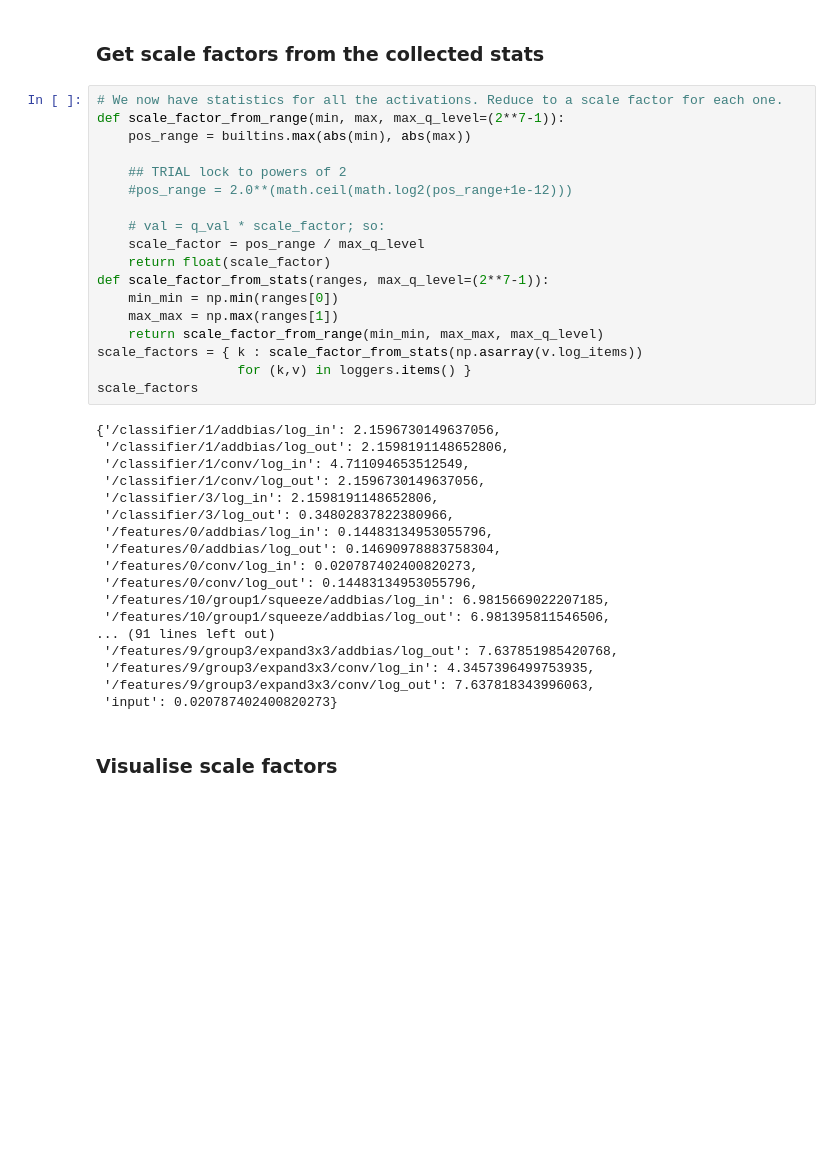
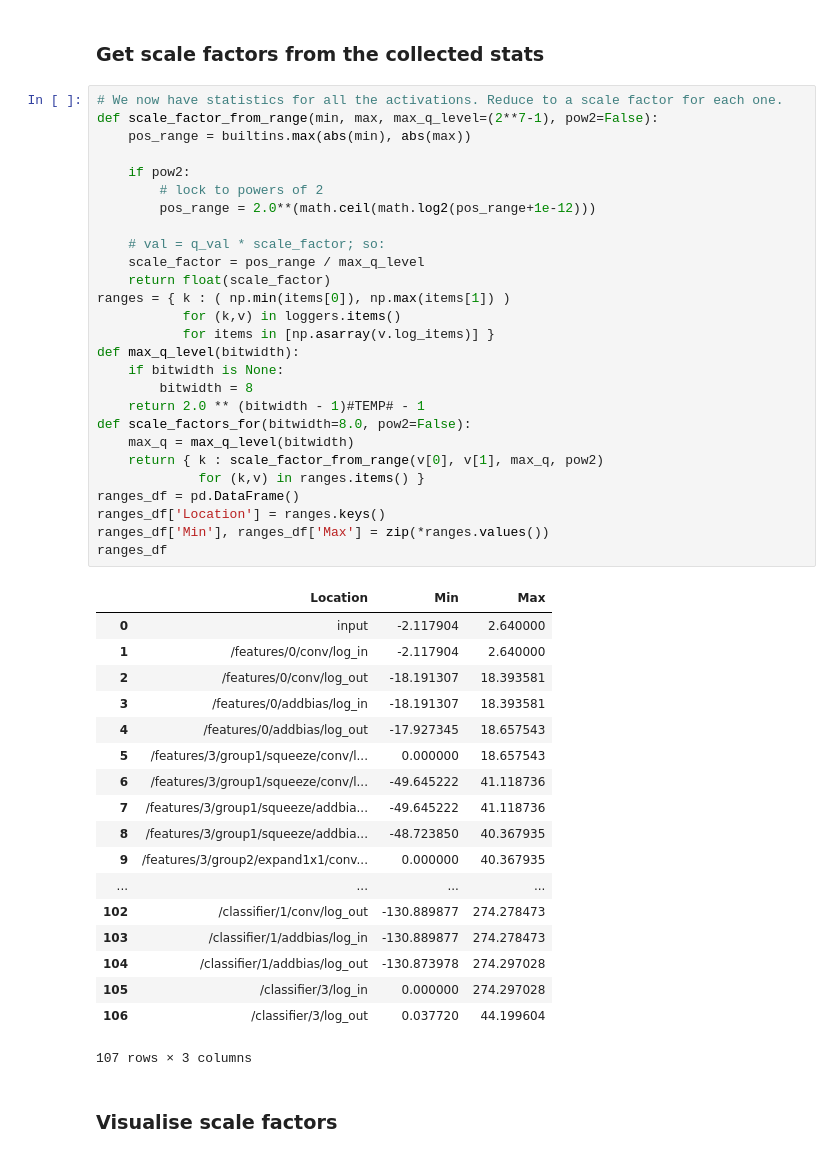
Before and after one commit to TMVector/pytorch-playground, a Jupyter notebook: Quant SqN.ipynb, the cells around one changed output. Saved outputs shown, nothing was run; the diff lists cells and outputs as text; blank space fills up the shorter version.

```diff
--- a/Quant SqN.ipynb
+++ b/Quant SqN.ipynb
@@ -194,40 +200,50 @@ ERROR: transforms have changed accuracy
 ### Get scale factors from the collected stats
 # %%
 # We now have statistics for all the activations. Reduce to a scale factor for each one.
-def scale_factor_from_range(min, max, max_q_level=(2**7-1)):
+def scale_factor_from_range(min, max, max_q_level=(2**7-1), pow2=False):
     pos_range = builtins.max(abs(min), abs(max))
 
-    ## TRIAL lock to powers of 2
-    #pos_range = 2.0**(math.ceil(math.log2(pos_range+1e-12)))
+    if pow2:
+        # lock to powers of 2
+        pos_range = 2.0**(math.ceil(math.log2(pos_range+1e-12)))
 
     # val = q_val * scale_factor; so:
     scale_factor = pos_range / max_q_level
     return float(scale_factor)
-def scale_factor_from_stats(ranges, max_q_level=(2**7-1)):
-    min_min = np.min(ranges[0])
-    max_max = np.max(ranges[1])
-    return scale_factor_from_range(min_min, max_max, max_q_level)
-scale_factors = { k : scale_factor_from_stats(np.asarray(v.log_items))
-                  for (k,v) in loggers.items() }
-scale_factors
+ranges = { k : ( np.min(items[0]), np.max(items[1]) )
+           for (k,v) in loggers.items()
+           for items in [np.asarray(v.log_items)] }
+def max_q_level(bitwidth):
+    if bitwidth is None:
+        bitwidth = 8
+    return 2.0 ** (bitwidth - 1)#TEMP# - 1
+def scale_factors_for(bitwidth=8.0, pow2=False):
+    max_q = max_q_level(bitwidth)
+    return { k : scale_factor_from_range(v[0], v[1], max_q, pow2)
+             for (k,v) in ranges.items() }
+ranges_df = pd.DataFrame()
+ranges_df['Location'] = ranges.keys()
+ranges_df['Min'], ranges_df['Max'] = zip(*ranges.values())
+ranges_df
 # %% [output]
+|  | Location | Min | Max |
+| 0 | input | -2.117904 | 2.640000 |
+| 1 | /features/0/conv/log_in | -2.117904 | 2.640000 |
+| 2 | /features/0/conv/log_out | -18.191307 | 18.393581 |
+| 3 | /features/0/addbias/log_in | -18.191307 | 18.393581 |
+| 4 | /features/0/addbias/log_out | -17.927345 | 18.657543 |
+| 5 | /features/3/group1/squeeze/conv/l... | 0.000000 | 18.657543 |
+| 6 | /features/3/group1/squeeze/conv/l... | -49.645222 | 41.118736 |
+| 7 | /features/3/group1/squeeze/addbia... | -49.645222 | 41.118736 |
+| 8 | /features/3/group1/squeeze/addbia... | -48.723850 | 40.367935 |
+| 9 | /features/3/group2/expand1x1/conv... | 0.000000 | 40.367935 |
+| ... | ... | ... | ... |
+| 102 | /classifier/1/conv/log_out | -130.889877 | 274.278473 |
+| 103 | /classifier/1/addbias/log_in | -130.889877 | 274.278473 |
+| 104 | /classifier/1/addbias/log_out | -130.873978 | 274.297028 |
+| 105 | /classifier/3/log_in | 0.000000 | 274.297028 |
+| 106 | /classifier/3/log_out | 0.037720 | 44.199604 |
-{'/classifier/1/addbias/log_in': 2.1596730149637056,
- '/classifier/1/addbias/log_out': 2.1598191148652806,
- '/classifier/1/conv/log_in': 4.711094653512549,
- '/classifier/1/conv/log_out': 2.1596730149637056,
- '/classifier/3/log_in': 2.1598191148652806,
- '/classifier/3/log_out': 0.34802837822380966,
- '/features/0/addbias/log_in': 0.14483134953055796,
- '/features/0/addbias/log_out': 0.14690978883758304,
- '/features/0/conv/log_in': 0.020787402400820273,
- '/features/0/conv/log_out': 0.14483134953055796,
- '/features/10/group1/squeeze/addbias/log_in': 6.9815669022207185,
- '/features/10/group1/squeeze/addbias/log_out': 6.981395811546506,
-... (91 lines left out)
- '/features/9/group3/expand3x3/addbias/log_out': 7.637851985420768,
- '/features/9/group3/expand3x3/conv/log_in': 4.3457396499753935,
- '/features/9/group3/expand3x3/conv/log_out': 7.637818343996063,
- 'input': 0.020787402400820273}
+107 rows × 3 columns
 # %% [markdown]
 ### Visualise scale factors
 # %%
```
Also changed, not shown: parts of 15 cells of this notebook, 1 other file.
